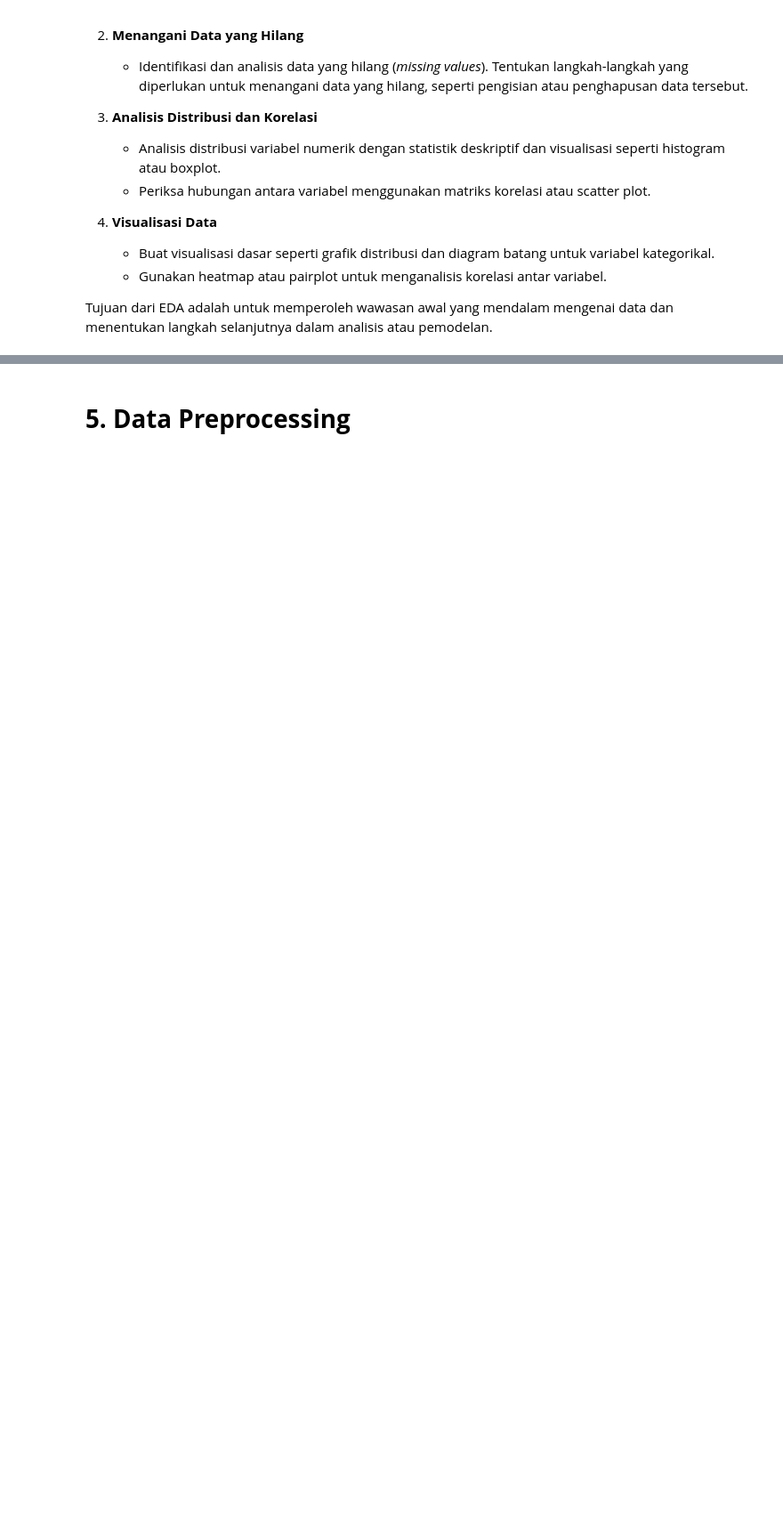
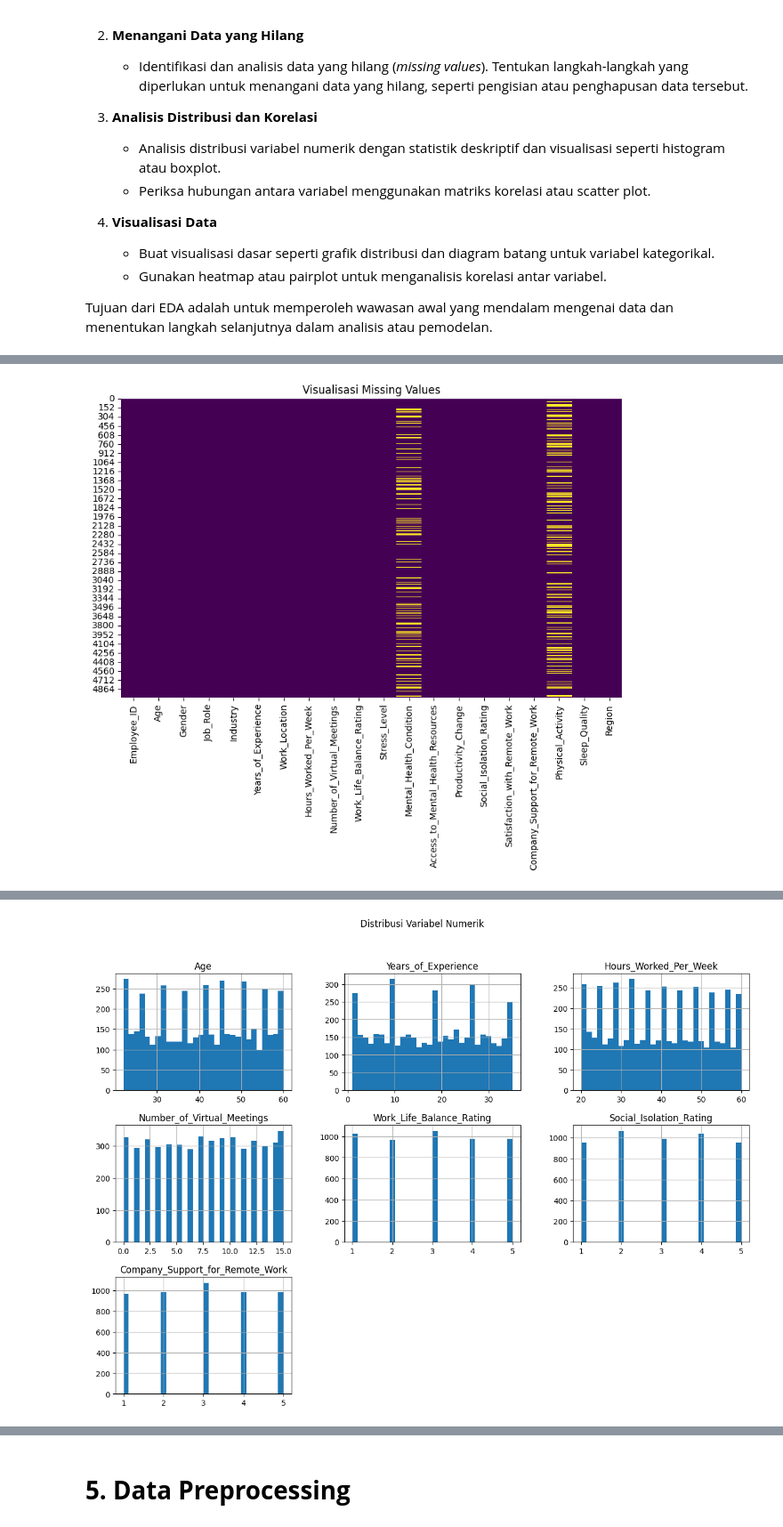
Before and after one commit to ZidanAlfarizaPutraPratama/MembangunProyekMachineLearning, a Jupyter notebook: notebooks/[Clustering]_Submission_Akhir_BMLP_Zidannnapp.ipynb, the cells around one changed output, grey strips where cells are left out. Shown at 89% size. Drawn from its saved outputs; the diff is of its cells as text; code cells hidden in the pictures; blank space fills up the shorter version.

```diff
--- a/notebooks/[Clustering]_Submission_Akhir_BMLP_Zidannnapp.ipynb
+++ b/notebooks/[Clustering]_Submission_Akhir_BMLP_Zidannnapp.ipynb
@@ -189,0 +108,70 @@ dtype: int64
+# %%
+import pandas as pd
+import numpy as np
+import matplotlib.pyplot as plt
+import seaborn as sns
+
+# Memuat dataset
+file_path = '../data/Impact_of_Remote_Work_on_Mental_Health.csv'
+data = pd.read_csv(file_path)
+
+# **1. Memahami Struktur Data**
+print("Jumlah baris dan kolom dalam dataset:", data.shape)
+print("\nTipe data tiap kolom:")
+print(data.dtypes)
+
+# **2. Menangani Data yang Hilang**
+print("\nData yang hilang:")
+print(data.isnull().sum())
+
+# Visualisasi data yang hilang
+plt.figure(figsize=(10, 6))
+sns.heatmap(data.isnull(), cbar=False, cmap='viridis')
+plt.title('Visualisasi Missing Values')
+plt.show()
+
+# **3. Analisis Distribusi dan Korelasi**
+numerical_cols = data.select_dtypes(include=[np.number]).columns.tolist()
+categorical_cols = data.select_dtypes(include=[object]).columns.tolist()
+
+# Statistik deskriptif untuk variabel numerik
+print("\nStatistik Deskriptif untuk Variabel Numerik:")
+print(data[numerical_cols].describe())
+
+# Histogram untuk variabel numerik
+data[numerical_cols].hist(bins=30, figsize=(15, 10))
+plt.suptitle('Distribusi Variabel Numerik')
+plt.show()
+
+# Boxplot untuk variabel numerik
+plt.figure(figsize=(15, 8))
+for i, col in enumerate(numerical_cols):
+    plt.subplot(2, (len(numerical_cols) + 1) // 2, i + 1)
+    sns.boxplot(y=data[col])
+    plt.title(f'Boxplot untuk {col}')
+plt.tight_layout()
+plt.show()
+
+# Matriks korelasi
+correlation_matrix = data[numerical_cols].corr()
+plt.figure(figsize=(12, 8))
+sns.heatmap(correlation_matrix, annot=True, fmt=".2f", cmap='coolwarm')
+plt.title('Matriks Korelasi')
+plt.show()
+
+# **4. Visualisasi Data**
+# Grafik batang untuk variabel kategorikal
+for col in categorical_cols:
+    top_categories = data[col].value_counts().head(10)  # Ambil 10 kategori teratas
+    top_categories.plot(kind='bar', figsize=(10, 5), title=f'Top 10 Kategori untuk {col}')
+    plt.xlabel(col)
+    plt.ylabel('Frekuensi')
+    plt.xticks(rotation=45)  # Memutar label x-axis agar lebih terbaca
+    plt.show()
+
+# Pairplot untuk variabel numerik (jika jumlah kolom numerik tidak terlalu banyak)
+if len(numerical_cols) <= 6:  # Misalnya, hanya tampilkan jika <= 6 kolom
+    sns.pairplot(data[numerical_cols])
+    plt.title('Pairplot untuk Variabel Numerik')
+    plt.show()
+# %% [output]
@@ -189,0 +195 @@ dtype: int64
+[figure, added]
@@ -189,0 +213 @@ dtype: int64
+[figure, added]
```
Also changed, not shown: parts of 21 cells of this notebook, 9 other files.
